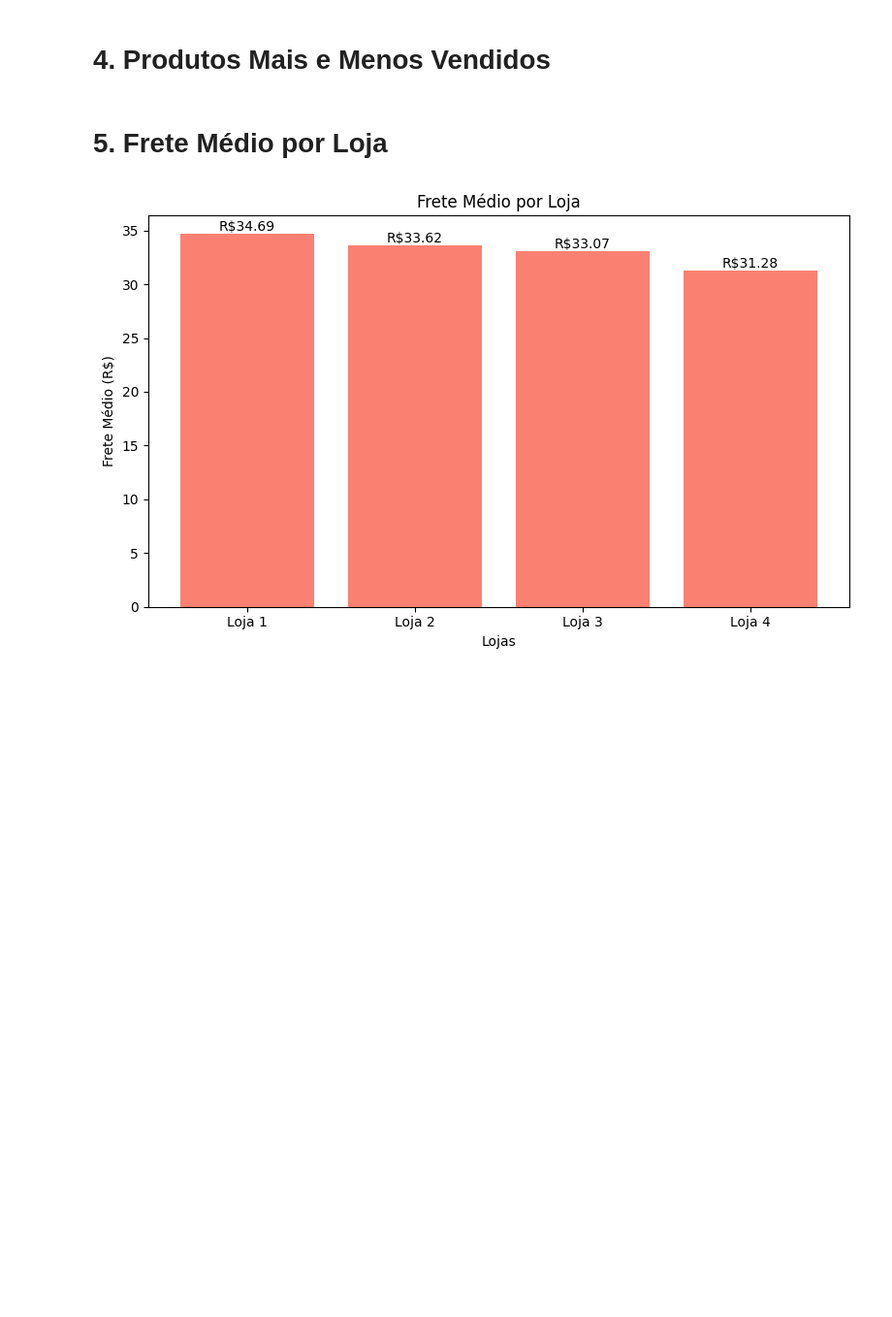
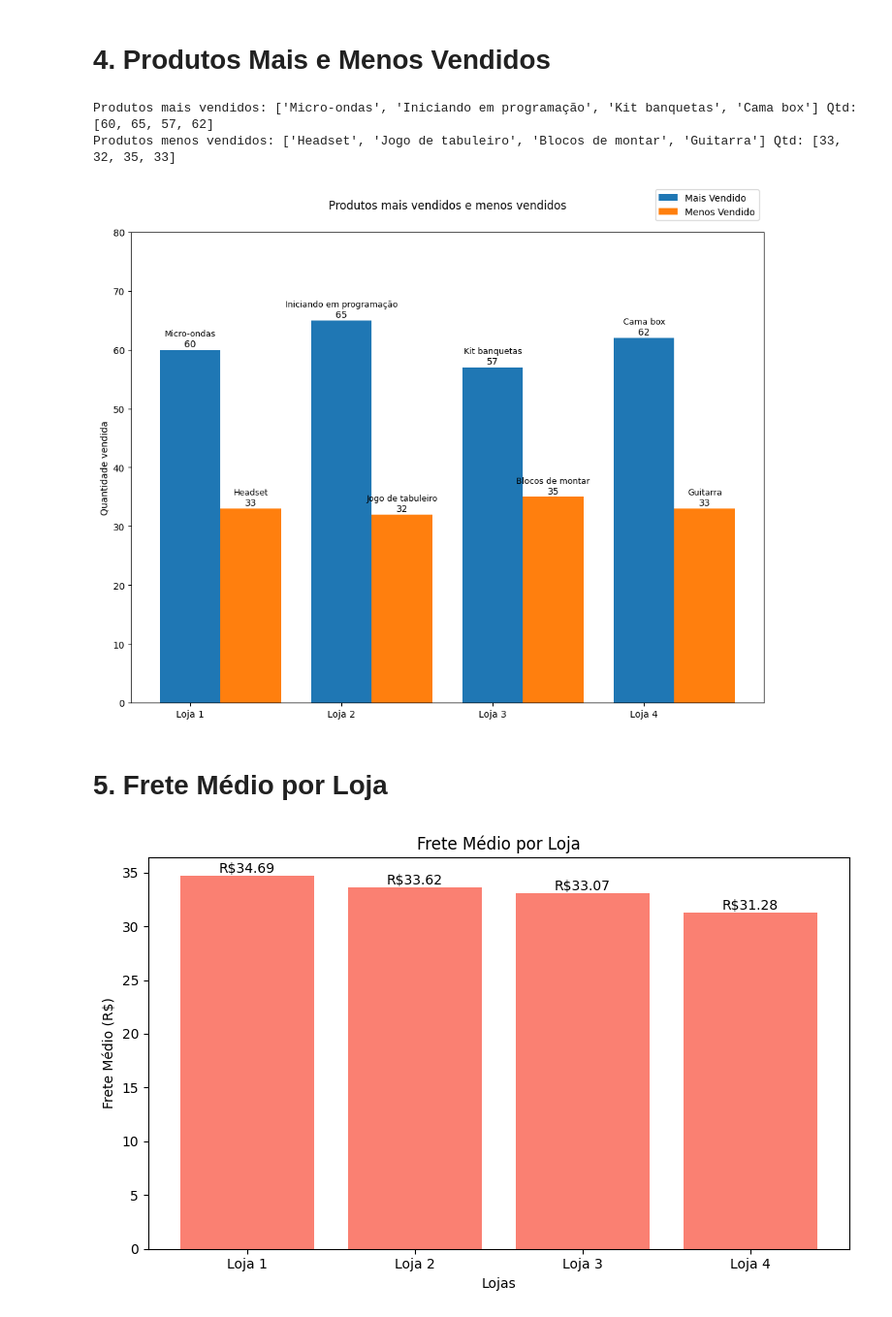
Before and after one commit to vloliveira/Challenge-Alura-Store, a Jupyter notebook: AluraStoreBr.ipynb, the cells around one changed output. Shown at 97% size. Cells and saved outputs as stored; diff of their text form; code cells hidden in the pictures; blank space fills up the shorter version.

```diff
--- a/AluraStoreBr.ipynb
+++ b/AluraStoreBr.ipynb
@@ -60,5 +110,55 @@ plt.show()
 # %% [markdown]
 # 4. Produtos Mais e Menos Vendidos
+# %%
+produto_mais_vendido = [df["Produto"].value_counts().idxmax() for df in tabelas]
+qtd_mais_vendidos = [df["Produto"].value_counts().max()for df in tabelas]
+
+produto_menos_vendido = [df["Produto"].value_counts().idxmin() for df in tabelas]
+qtd_menos_vendidos = [df["Produto"].value_counts().min()for df in tabelas]
+
+produtos = {
+    "Mais Vendido": qtd_mais_vendidos,
+    "Menos Vendido": qtd_menos_vendidos
+}
+nomes_produtos = {
+    "Mais Vendido": produto_mais_vendido,
+    "Menos Vendido": produto_menos_vendido
+}
+
+print(f"Produtos mais vendidos: {produto_mais_vendido} Qtd: {qtd_mais_vendidos}")
+print(f"Produtos menos vendidos: {produto_menos_vendido} Qtd: {qtd_menos_vendidos}")
+
+x = np.arange(len(lojas))
+width = 0.4
+multi = 0
+
+fig, ax = plt.subplots(figsize=(10,8),layout='constrained')
+
+for categorias, valores in produtos.items():
+  deslocamento = width * multi
+  retas = ax.bar(x + deslocamento, valores, width, label=categorias)
+  ax.bar_label(retas, padding=1)
+  for i, reta in enumerate(retas):
+        nome_produto = nomes_produtos[categorias][i]
+        ax.text(
+            reta.get_x() + reta.get_width()/2,
+            reta.get_height() + 2,
+            nome_produto,
+            ha='center', va='bottom', fontsize=9
+        )
+  multi += 1
+
+ax.set_ylabel("Quantidade vendida")
+ax.set_xticks(x)
+ax.set_xticklabels(lojas)
+ax.set_title("Produtos mais vendidos e menos vendidos", pad=25)
+ax.set_ylim(0, 80)
+ax.legend(loc='upper right', bbox_to_anchor=(1, 1.1))
+plt.show()
+# %% [output]
+Produtos mais vendidos: ['Micro-ondas', 'Iniciando em programação', 'Kit banquetas', 'Cama box'] Qtd: [60, 65, 57, 62]
+Produtos menos vendidos: ['Headset', 'Jogo de tabuleiro', 'Blocos de montar', 'Guitarra'] Qtd: [33, 32, 35, 33]
+[figure, added]
 # %% [markdown]
 # 5. Frete Médio por Loja
 # %%
```
Also changed, not shown: parts of 16 cells of this notebook.
